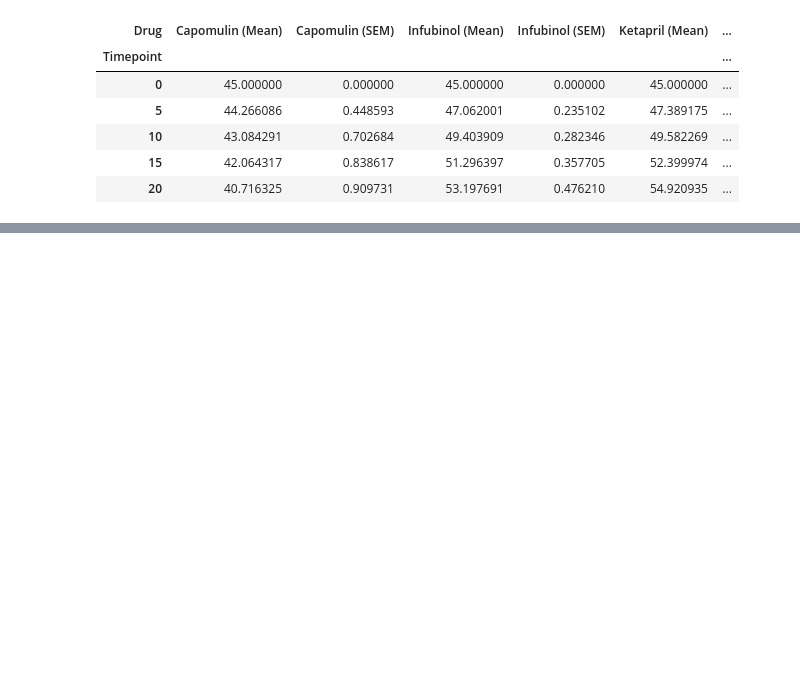
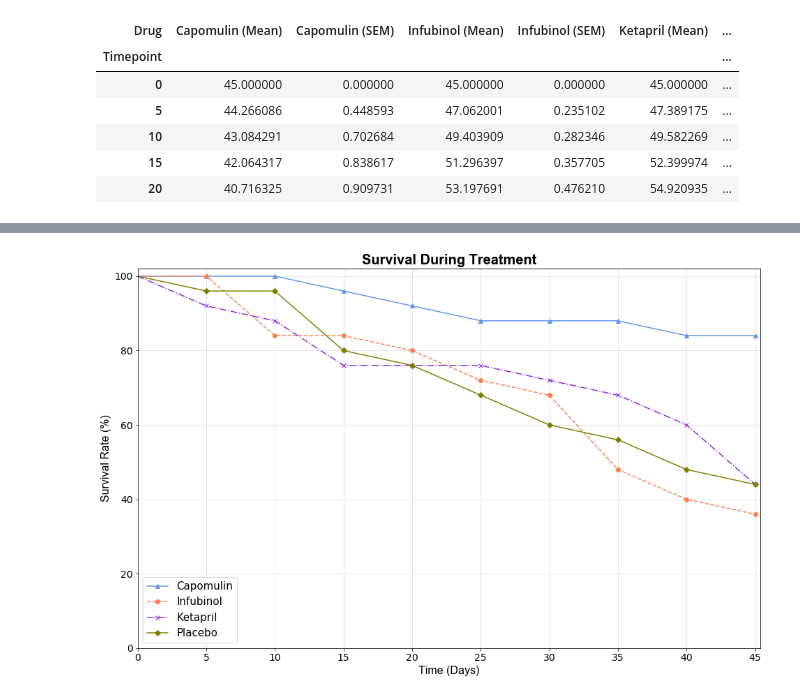
Before and after one commit to Demarsch/data-analytics-bootcamp, a Jupyter notebook: 05 - The Power of Plots/Code/Pymaceuticals.ipynb, the cells around one changed output, grey strips where cells are left out. Saved outputs shown, nothing was run; the diff lists cells and outputs as text; code cells hidden in the pictures; blank space fills up the shorter version.

```diff
--- a/05 - The Power of Plots/Code/Pymaceuticals.ipynb
+++ b/05 - The Power of Plots/Code/Pymaceuticals.ipynb
@@ -267,0 +166,7 @@ fig.show()
+# %%
+# First lets calculate the survival rate. The values mean the percentage of the original mice population that
+# is still alive at specific time point
+survival_data = data_by_drug_timepoint['Mouse ID'].count()
+survival_data = survival_data / survival_data.max() * 100
+survival_data = survival_data.unstack(level=0)
+survival_data.head()
@@ -267,0 +181,20 @@ fig.show()
+# %%
+# Plotting all drug data on the same plot
+plt.figure(figsize=fig_size)
+for drug in drugs_to_keep:
+    plt.plot(survival_data.index.values,
+             survival_data[drug],
+             **styles[drug])
+plt.xlabel('Time (Days)', **axis_font)
+plt.xlim(0, survival_data.index.values[-1] + 0.4)
+plt.ylim(0, 102)
+plt.xticks(survival_data.index.values, fontsize=ticks_fontsize)
+plt.ylabel('Survival Rate (%)', **axis_font)
+plt.yticks(fontsize=ticks_fontsize)
+plt.title('Survival During Treatment', **title_font)
+plt.legend(loc='lower left', prop=legend_font)
+plt.grid(alpha=0.4)
+plt.savefig('../Output/Charts/Survival During Treatment.png')
+plt.show()
+# %% [output]
+[figure, added]
```
Also changed, not shown: parts of 38 cells of this notebook, 4 other files.
